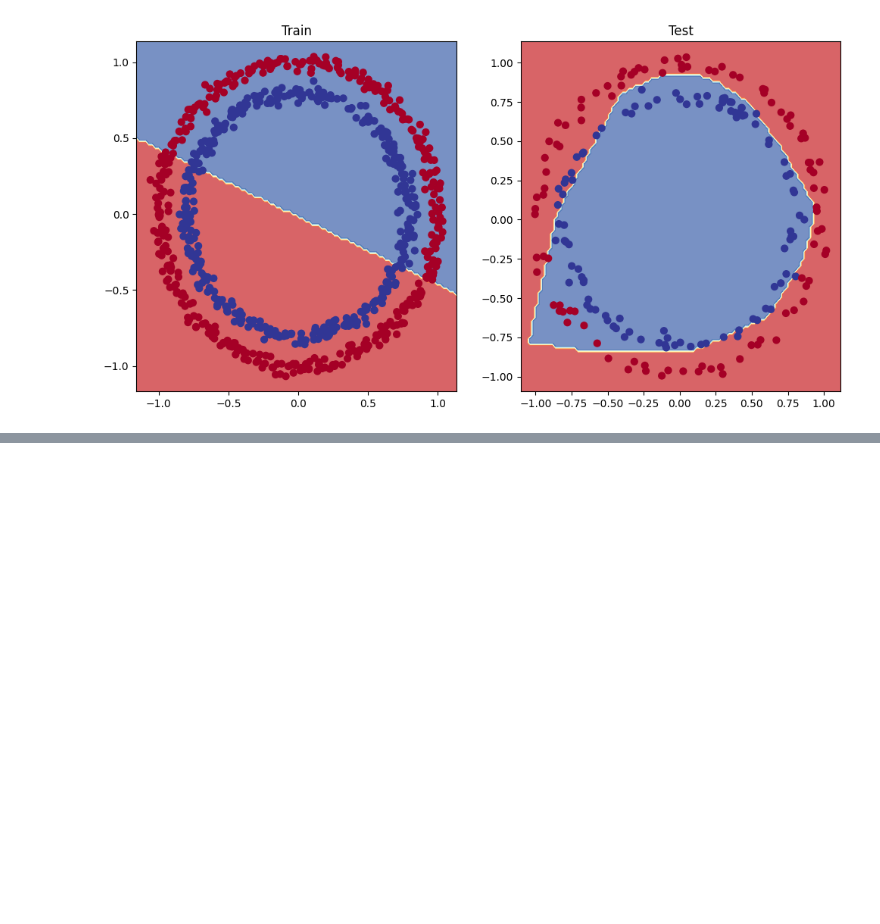
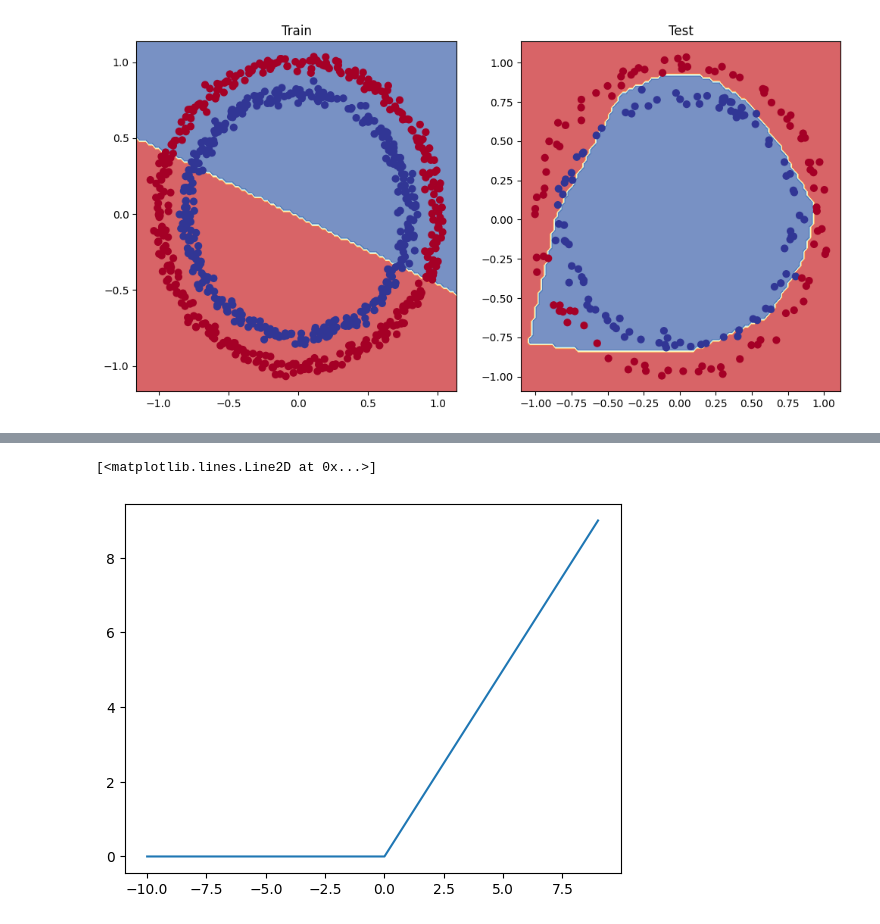
Before and after one commit to end-9214/codespaces-jupyter-Machine-learning-Beginner, a Jupyter notebook: notebooks/02_pytorch_classification.ipynb, the cells around one changed output, grey strips where cells are left out. Drawn from its saved outputs; the diff is of its cells as text; code cells hidden in the pictures; blank space fills up the shorter version.

```diff
--- a/notebooks/02_pytorch_classification.ipynb
+++ b/notebooks/02_pytorch_classification.ipynb
@@ -900,0 +936,6 @@ plot_decision_boundary(model_3,X_test,y_test) # model_3 has non-linearity
+# %%
+# plot the relu function
+plt.plot(A,relu(A))
+# %% [output]
+[<matplotlib.lines.Line2D at 0x...>]
+[figure, added]
```
Also changed, not shown: parts of 16 cells of this notebook.
